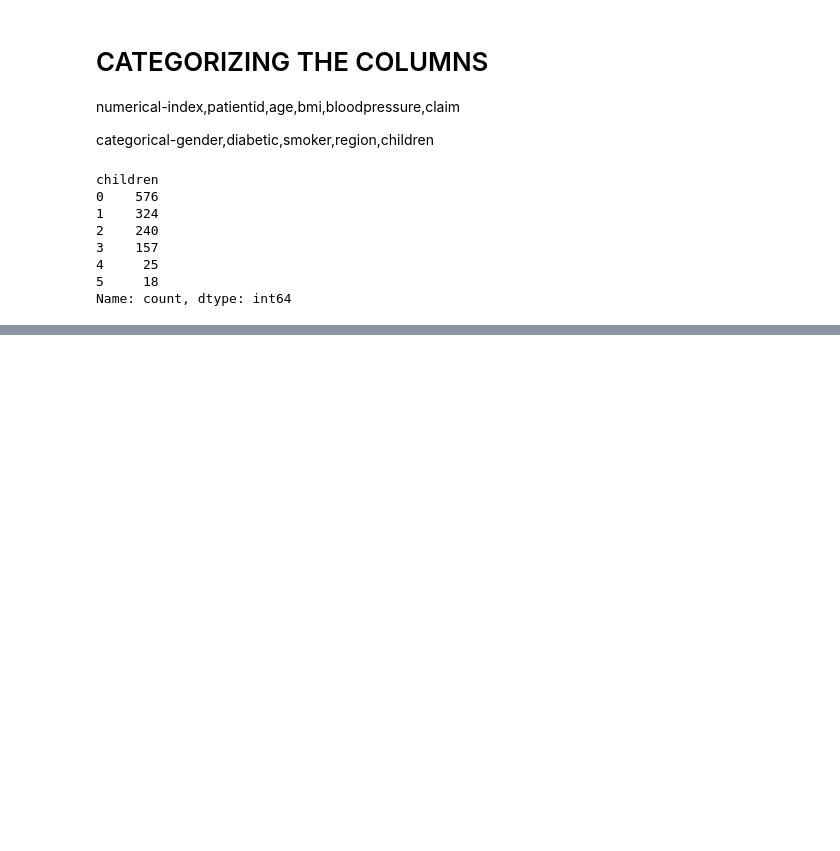
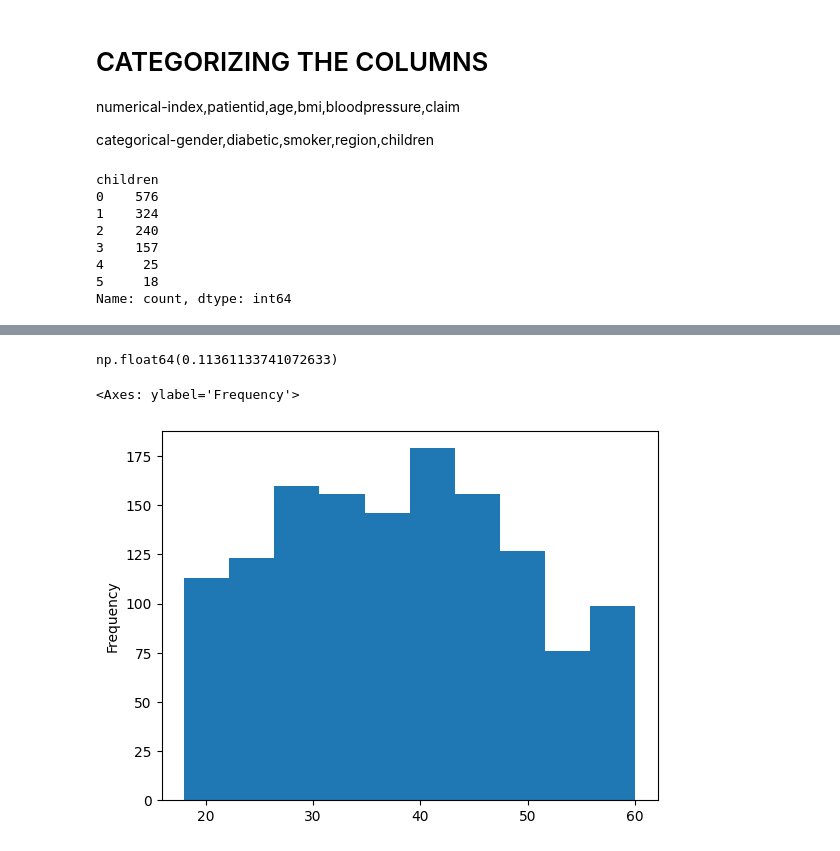
Before and after one commit to ronit-6464/INSURANCE-DATASET-EDA, a Jupyter notebook: EDA NOTEBOOK ON INSURANCE DATASET.ipynb, the cells around one changed output, grey strips where cells are left out. Cells and saved outputs as stored; diff of their text form; code cells hidden in the pictures; blank space fills up the shorter version.

```diff
--- a/EDA NOTEBOOK ON INSURANCE DATASET.ipynb
+++ b/EDA NOTEBOOK ON INSURANCE DATASET.ipynb
@@ -54,0 +122,9 @@ Name: count, dtype: int64
+# %%
+df['age'].skew() #almost normally distributed
+# %% [output]
+np.float64(0.11361133741072633)
+# %%
+df['age'].plot(kind='hist')
+# %% [output]
+<Axes: ylabel='Frequency'>
+[figure, added]
```
Also changed, not shown: parts of 25 cells of this notebook.
